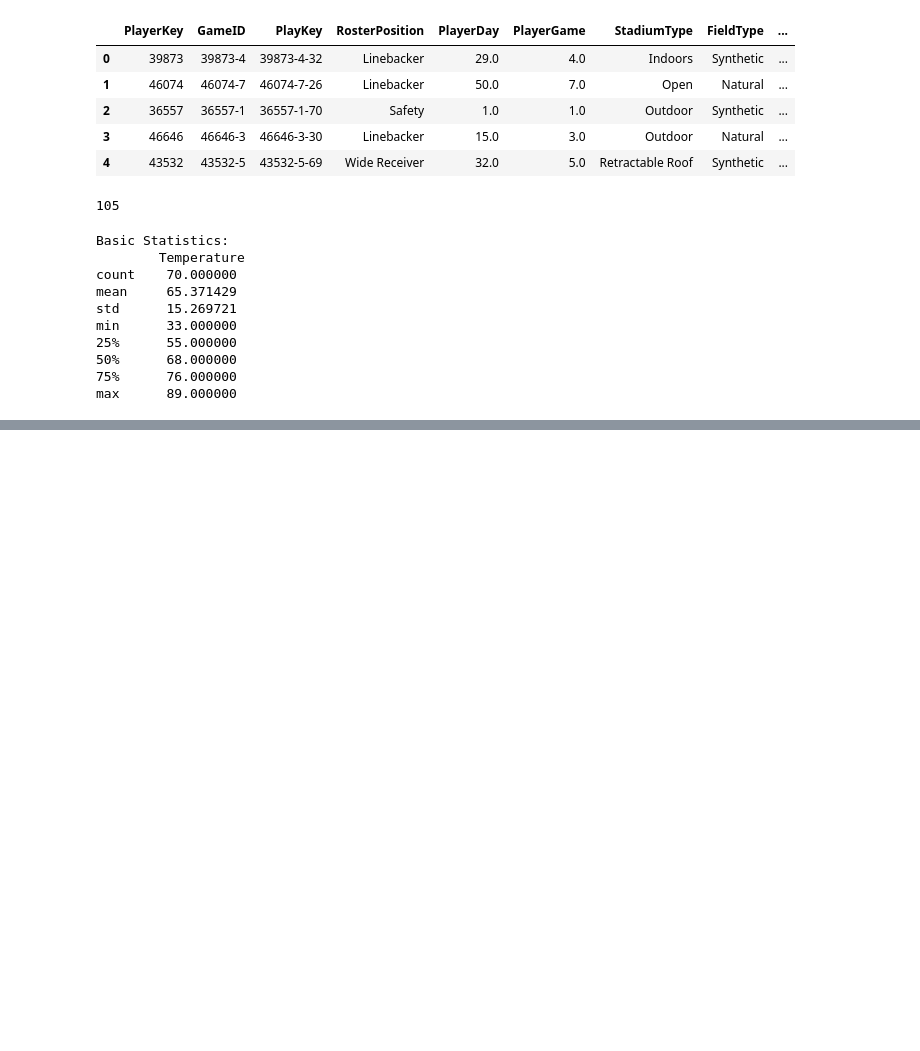
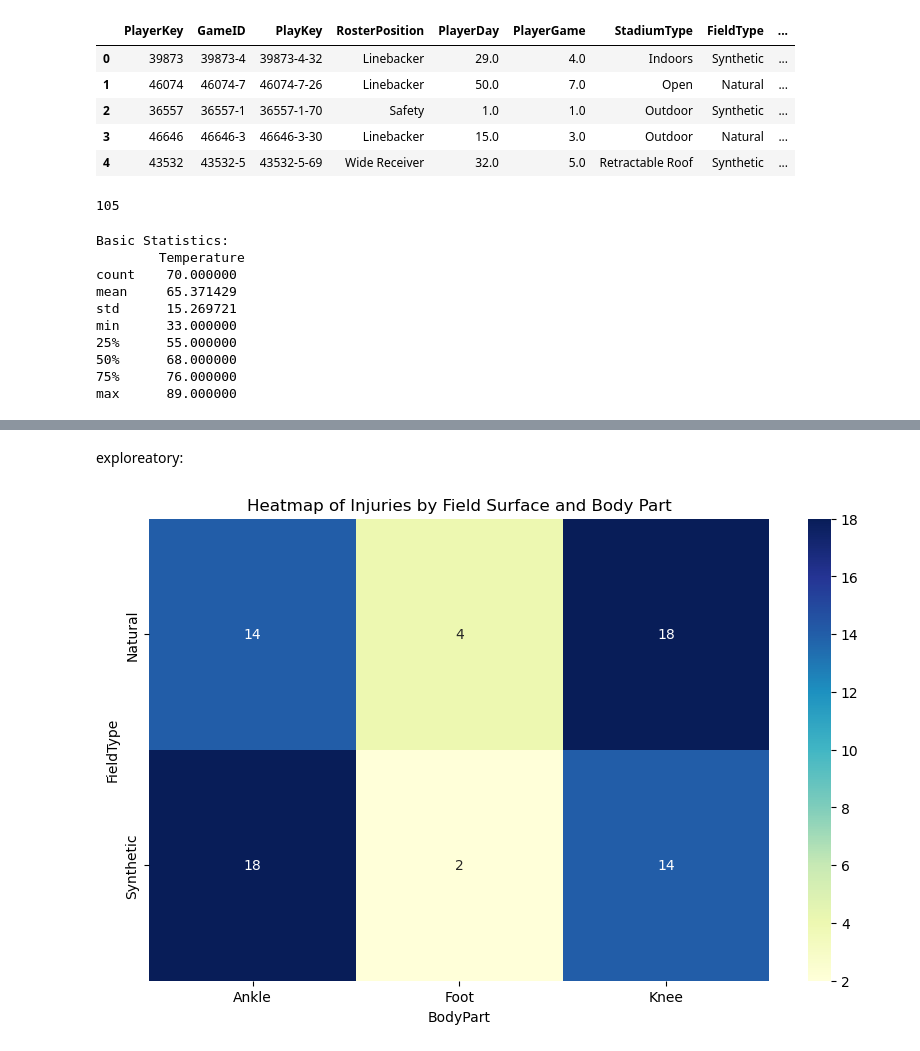
Before and after one commit to DiyaPrasanth20/NFL_Analysis, a Jupyter notebook: DataExploration.ipynb, the cells around one changed output, grey strips where cells are left out. Drawn from its saved outputs; the diff is of its cells as text; code cells hidden in the pictures; blank space fills up the shorter version.

```diff
--- a/DataExploration.ipynb
+++ b/DataExploration.ipynb
@@ -308,0 +312,7 @@ max      89.000000
+# %%
+df_filtered_injury_details = df_filtered_injury_details[df_filtered_injury_details['PlayType'] != '0']
+num_rows = df_filtered_injury_details.shape[0]
+print(num_rows)
+play_type_frequency = df_filtered_injury_details['PlayType'].value_counts()
+
+print("\nPlayType Frequency Distribution:\n", play_type_frequency)
@@ -308,0 +333,12 @@ max      89.000000
+# %% [markdown]
+exploreatory:
+# %%
+# 3. Subpopulation Analysis by Field Surface and Body Part
+# Create a heatmap showing the count of injuries by FieldType and BodyPart
+pivot_surface_injuries = df_filtered_injury_details.pivot_table(index='FieldType', columns='BodyPart', aggfunc='size', fill_value=0)
+plt.figure(figsize=(10, 6))
+sns.heatmap(pivot_surface_injuries, annot=True, fmt='d', cmap='YlGnBu')
+plt.title('Heatmap of Injuries by Field Surface and Body Part')
+plt.show()
+# %% [output]
+[figure, added]
```
Also changed, not shown: parts of 7 cells of this notebook.
